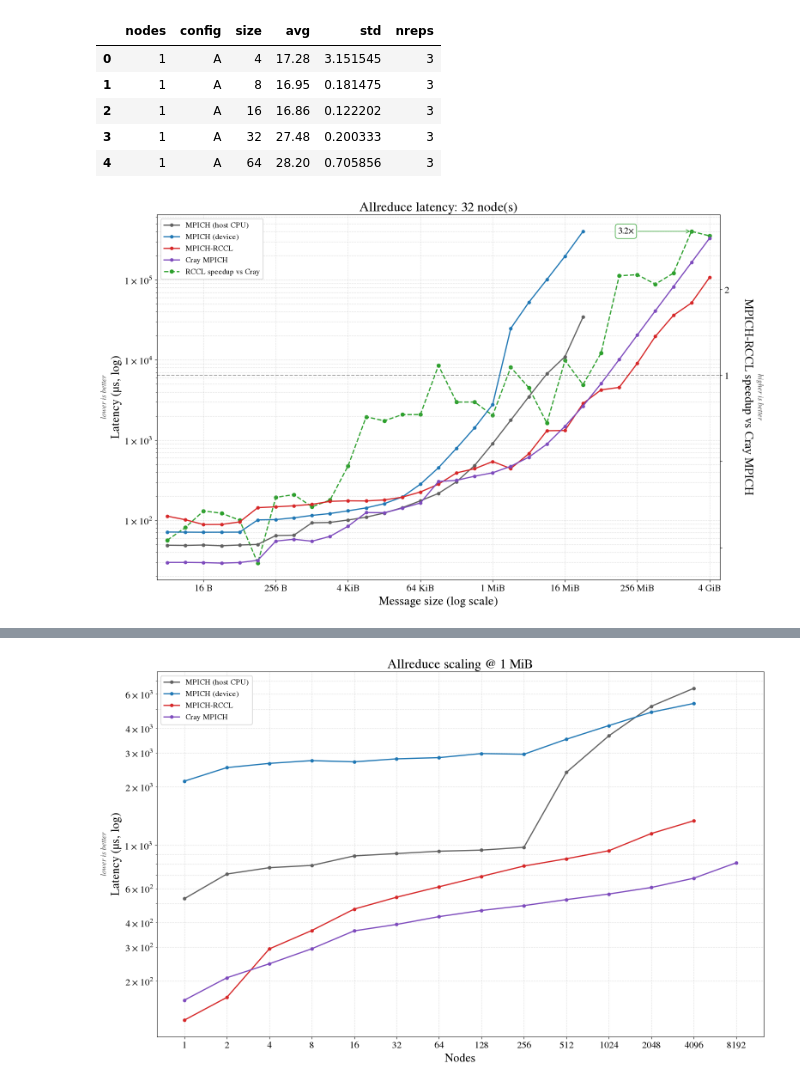
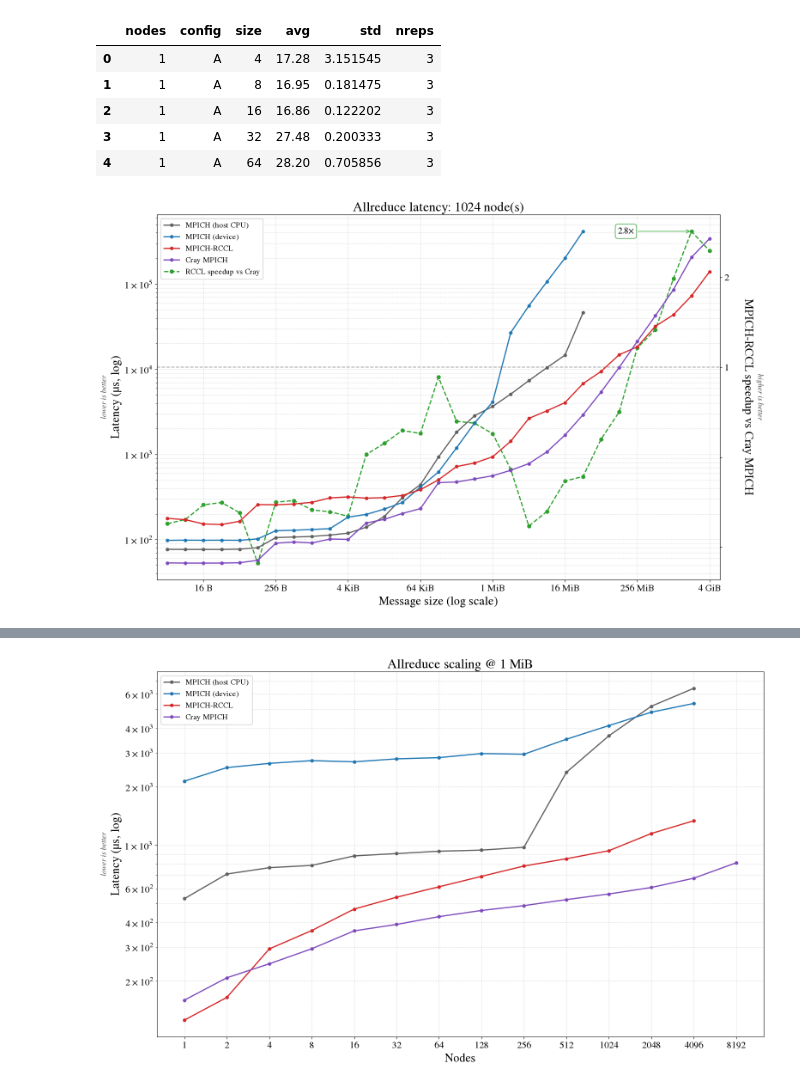
Before and after one commit to ggracelii/grace_suli, a Jupyter notebook: frontier/plots/plot.ipynb, the cells around one changed output, grey strips where cells are left out. Drawn from its saved outputs; the diff is of its cells as text; code cells hidden in the pictures.

```diff
--- a/frontier/plots/plot.ipynb
+++ b/frontier/plots/plot.ipynb
@@ -483,9 +483,9 @@ def plot_ml_sync(baseline=None, source="exact"):
     finish(fig)
     return df
 # %%
-plot_latency_vs_size(32)          # node count: 1, 2, 4, 8, ... 1024, 2048, 4096
+plot_latency_vs_size(1024)          # node count: 1, 2, 4, 8, ... 1024, 2048, 4096
 # %% [output]
-[figure, old version]
+[figure, new version]
 # %%
 plot_speedup_vs_size("T")        # baseline: "D"=Cray, "B"=MPICH (device)
 # %% [output]
```
Also changed, not shown: parts of 3 cells of this notebook, 35 other files.
